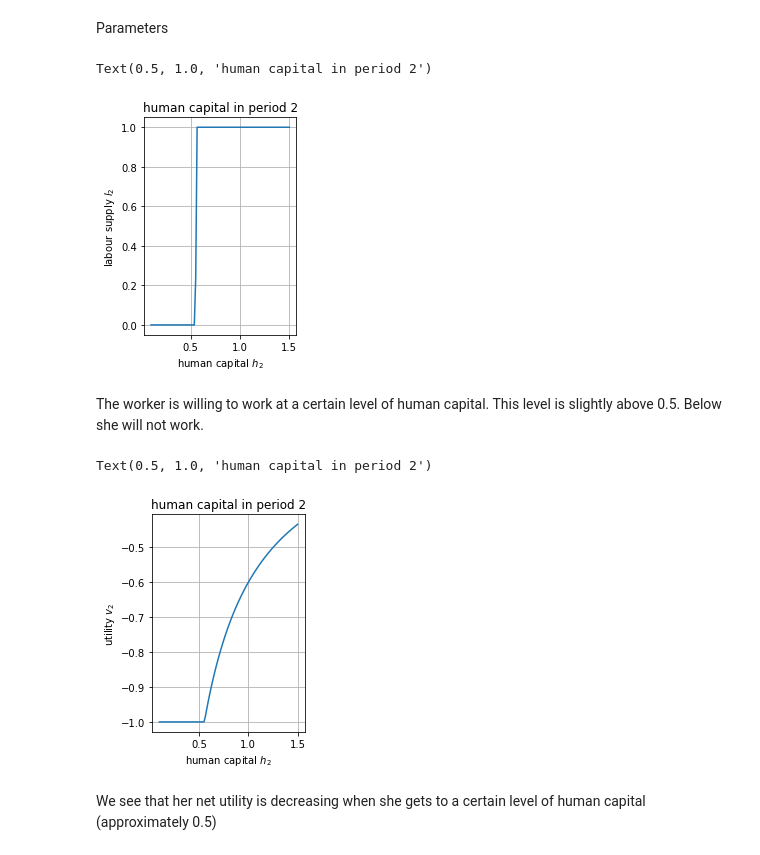
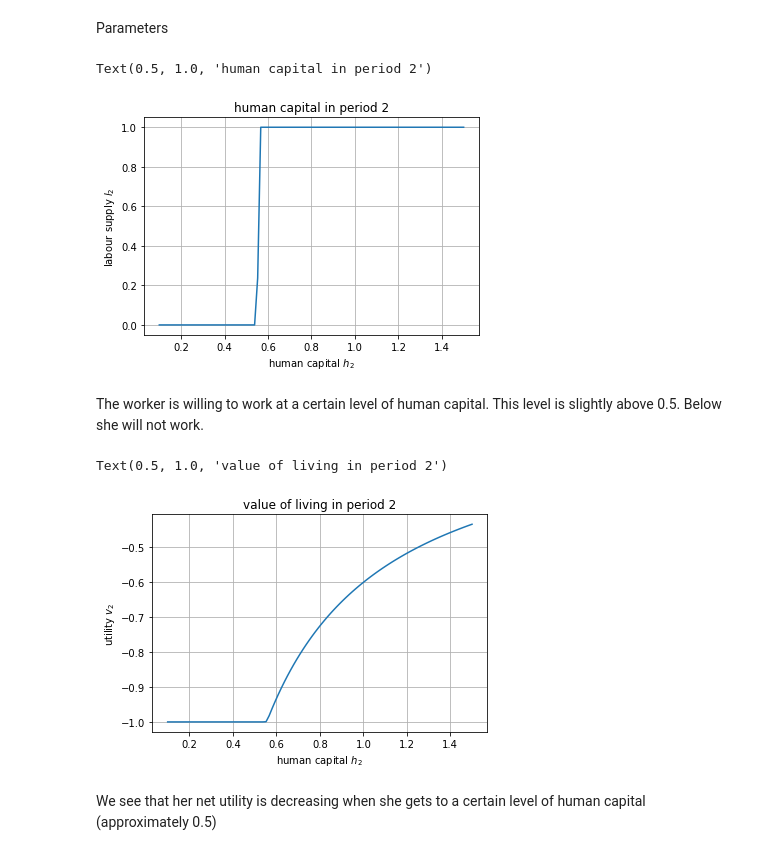
Before and after one commit to NumEconCopenhagen/projects-2019-tba, a Jupyter notebook: examproject/exam_2019.ipynb, the cells around one changed output. Saved outputs shown, nothing was run; the diff lists cells and outputs as text; code cells hidden in the pictures.

```diff
--- a/examproject/exam_2019.ipynb
+++ b/examproject/exam_2019.ipynb
@@ -151,30 +151,30 @@ def solve_period_2(w,b,rho,gamma,Delta):
 # %%
 # solve
 h2_vec,v2_vec,l2_vec = solve_period_2(w,b,rho,gamma,Delta)
 # illustration
 fig = plt.figure()
-ax = fig.add_subplot(1,2,1)
+ax = fig.add_subplot(1,1,1)
 ax.plot(h2_vec,l2_vec)
 ax.grid()
 ax.set_xlabel('human capital $h_2$')
 ax.set_ylabel('labour supply $l_2$')
 ax.set_title('human capital in period 2')
 # %% [output]
 Text(0.5, 1.0, 'human capital in period 2')
-[figure, old version]
+[figure, new version]
 # %% [markdown]
 The worker is willing to work at a certain level of human capital. This level is slightly above 0.5. Below she will not work.
 # %%
 fig = plt.figure()
-ax = fig.add_subplot(1,2,1)
+ax = fig.add_subplot(1,1,1)
 ax.plot(h2_vec,v2_vec)
 ax.grid()
 ax.set_xlabel('human capital $h_2$')
 ax.set_ylabel('utility $v_2$')
-ax.set_title('human capital in period 2')
+ax.set_title('value of living in period 2')
 # %% [output]
-Text(0.5, 1.0, 'human capital in period 2')
+Text(0.5, 1.0, 'value of living in period 2')
-[figure, old version]
+[figure, new version]
 # %% [markdown]
 We see that her net utility is decreasing when she gets to a certain level of human capital (approximately 0.5)
 # %% [markdown]
```
Also changed, not shown: parts of 4 cells of this notebook.
